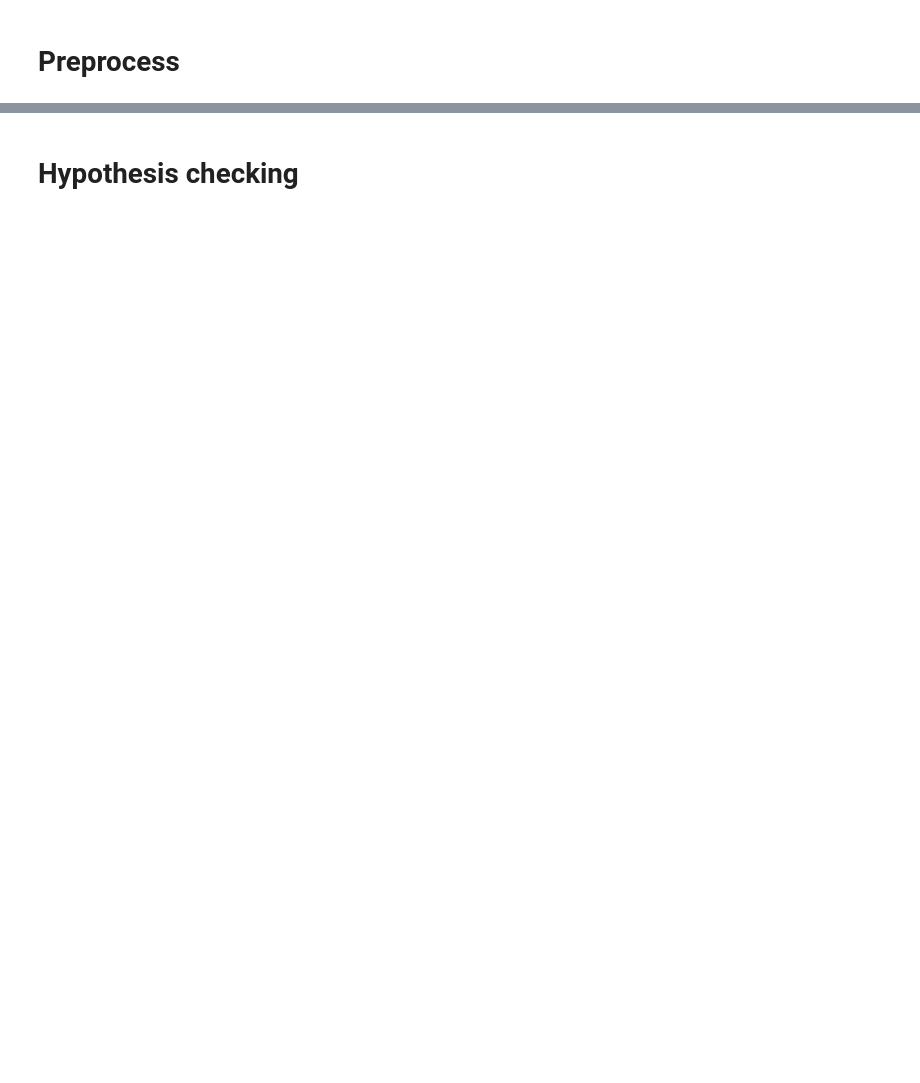
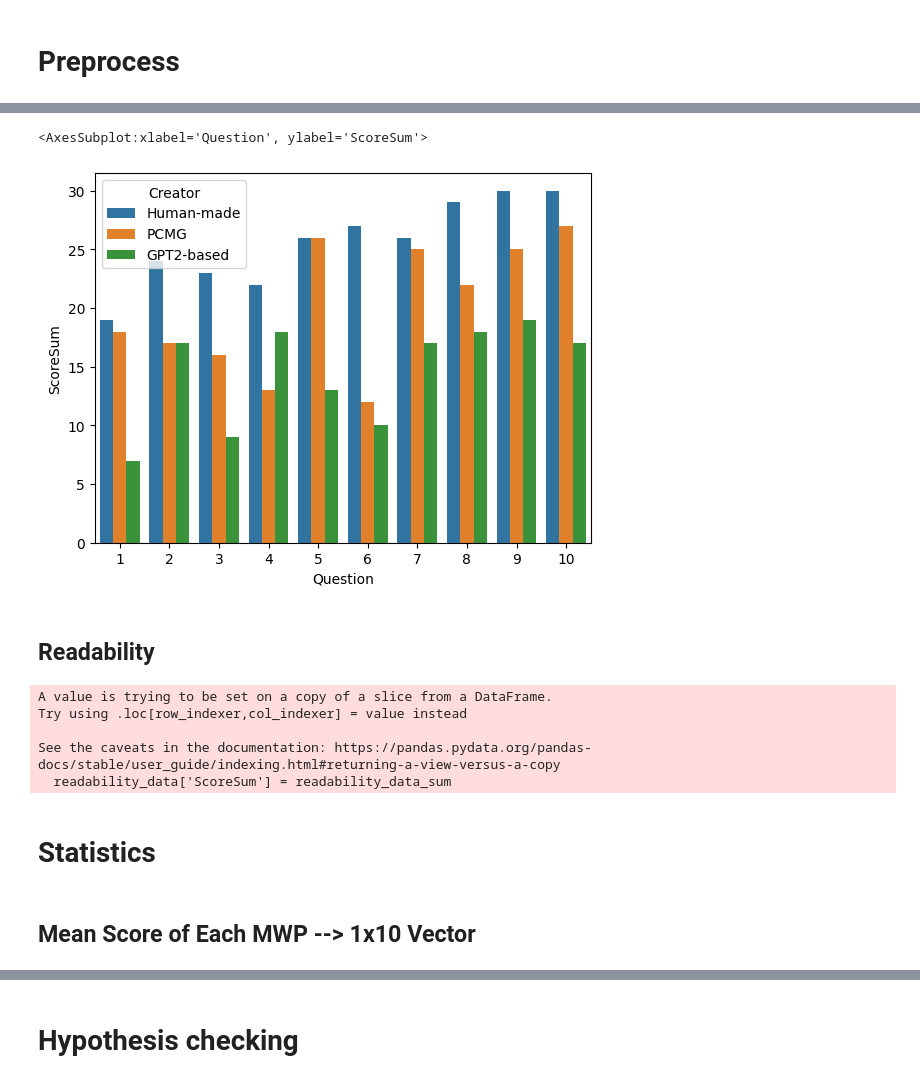
Before and after one commit to rsk25/PCMG, a Jupyter notebook: hypothesis_testing.ipynb, the cells around one changed output, grey strips where cells are left out. Cells and saved outputs as stored; diff of their text form; code cells hidden in the pictures; blank space fills up the shorter version.

Commit message:
change pandas dataframe format; data visualization for solvability data

```diff
--- a/hypothesis_testing.ipynb
+++ b/hypothesis_testing.ipynb
@@ -10,0 +17,22 @@ data = pd.read_csv('survey_data.csv', header=None)
+# %%
+data = pd.read_csv('survey_data.csv', header=None)
+
+question_list = []
+q_num = 0
+for i in range(len(data)):
+    if i % 15 == 0:
+        q_num += 1
+    question_list.append(q_num)
+data['Question'] = question_list
+
+col_list = [f'Rater{i}' for i in range(1,13)] + ['Question']
+data.columns = col_list
+
+# The creator of the question: Human-made, PCMG, GPT2-based
+creators = ['Human-made']*5 + ['PCMG']*5 + ['GPT2-based']*5
+creator_list = creators*(len(data)//15)
+# The type of data: Solvability or Readability
+types = ['Solvability'] + ['Readability']*4
+type_list = types*(len(data)//5)
+data['Creator'] = creator_list
+data['Type'] = type_list
@@ -11,3 +55,3 @@ data = pd.read_csv('survey_data.csv', header=None)
 # %%
-solvability_data = data.iloc[::5]
-readability_data = data.iloc[data.index % 5 != 0]
+solvability_data = data[data.Type == 'Solvability']
+readability_data = data[data.Type == 'Readability']
@@ -29,0 +75,2 @@ pcmg_r.shape
+# %%
+solvability_data['ScoreSum'] = solvability_data.sum(axis=1, numeric_only=True)
@@ -29,0 +103,20 @@ pcmg_r.shape
+# %%
+sns.barplot(data=solvability_data, x="Question", y="ScoreSum", hue="Creator")
+# %% [output]
+<AxesSubplot:xlabel='Question', ylabel='ScoreSum'>
+[figure, added]
+# %% [markdown]
+## Readability
+# %%
+readability_data_sum = readability_data.sum(axis=1, numeric_only=True)
+readability_data['ScoreSum'] = readability_data_sum
+# %% [output]
+A value is trying to be set on a copy of a slice from a DataFrame.
+Try using .loc[row_indexer,col_indexer] = value instead
+
+See the caveats in the documentation: https://pandas.pydata.org/pandas-docs/stable/user_guide/indexing.html#returning-a-view-versus-a-copy
+  readability_data['ScoreSum'] = readability_data_sum
+# %% [markdown]
+# Statistics
+# %% [markdown]
+## Mean Score of Each MWP --> 1x10 Vector
```
Also changed, not shown: parts of 55 cells of this notebook.
